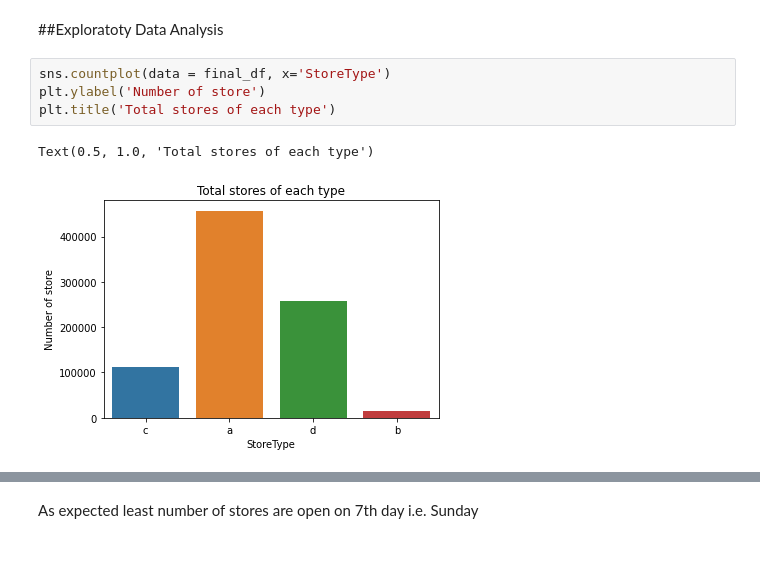
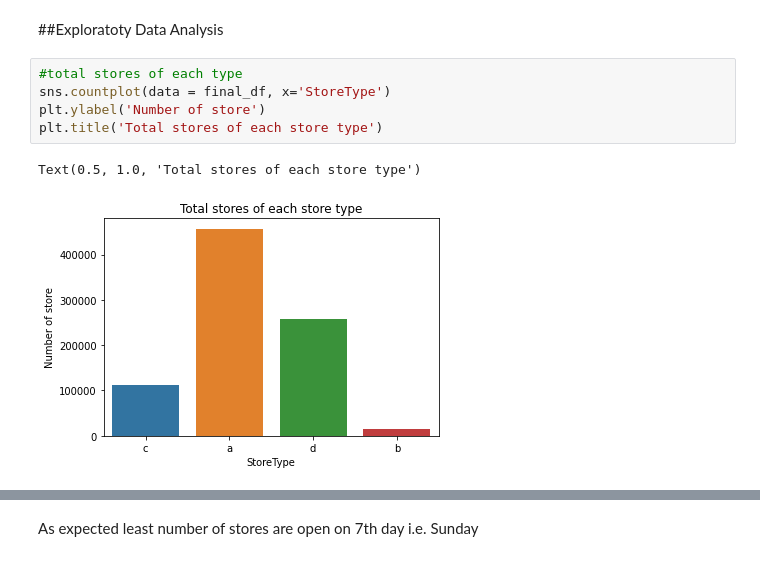
Before and after one commit to pranavdevi28/Rossmann_Sales_Prediction, a Jupyter notebook: Rossmann_Sales_Prediction_Capstone_Project.ipynb, the cells around one changed output, grey strips where cells are left out. Saved outputs shown, nothing was run; the diff lists cells and outputs as text.

```diff
--- a/Rossmann_Sales_Prediction_Capstone_Project.ipynb
+++ b/Rossmann_Sales_Prediction_Capstone_Project.ipynb
@@ -452,9 +452,10 @@ final_df['CompetitionDistance'] = final_df['CompetitionDistance'].astype(int)
 # %% [markdown]
 ##Exploratoty Data Analysis
 # %%
+#total stores of each type
 sns.countplot(data = final_df, x='StoreType')
 plt.ylabel('Number of store')
-plt.title('Total stores of each type')
+plt.title('Total stores of each store type')
 # %% [output]
-Text(0.5, 1.0, 'Total stores of each type')
+Text(0.5, 1.0, 'Total stores of each store type')
-[figure, old version]
+[figure, new version]
```
Also changed, not shown: parts of 19 cells of this notebook.
